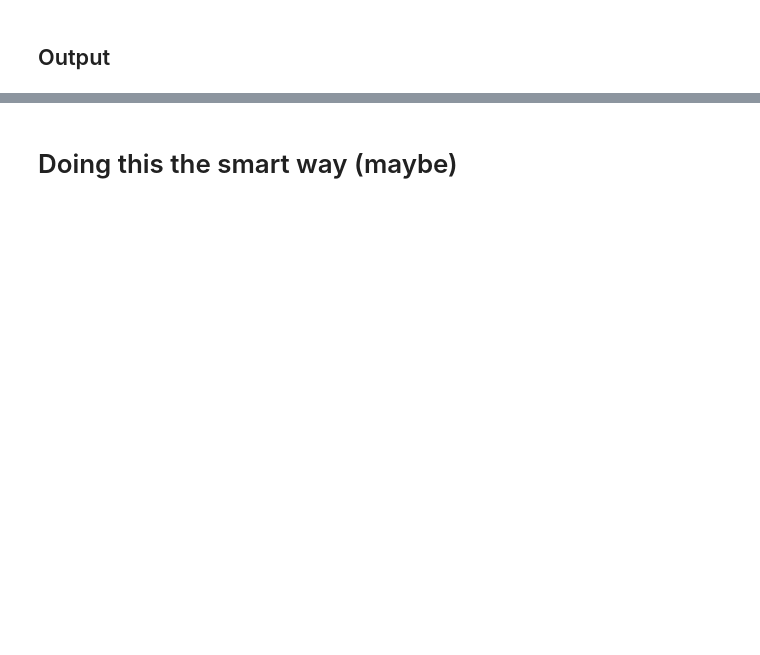
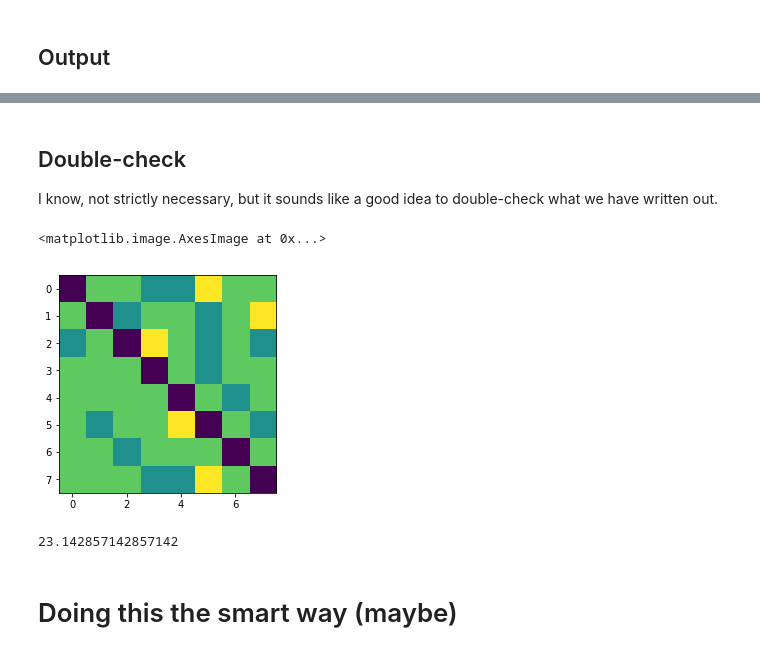
Before and after one commit to florisvanvugt/sensoryshift, a Jupyter notebook: analysis/Make_YesNo_Recognition_Schedule.ipynb, the cells around one changed output, grey strips where cells are left out. Saved outputs shown, nothing was run; the diff lists cells and outputs as text; code cells hidden in the pictures; blank space fills up the shorter version.

```diff
--- a/analysis/Make_YesNo_Recognition_Schedule.ipynb
+++ b/analysis/Make_YesNo_Recognition_Schedule.ipynb
@@ -397,3 +536,21 @@ tab.head()
+# %% [markdown]
+## Double-check
+I know, not strictly necessary, but it sounds like a good idea to double-check what we have written out.
+# %%
+drs = pd.read_csv('recognitionyesno_efficient23.csv')['direction']
+thedirs = list(set(drs))
+dr = [ thedirs.index(d) for d in drs ]
+# %%
+#drs
+trans = get_transitions(dr)
+imshow(trans)
+# %% [output]
+<matplotlib.image.AxesImage at 0x...>
+[figure, added]
+# %%
+badness(trans)
+# %% [output]
+23.142857142857142
 # %% [markdown]
 # Doing this the smart way (maybe)
 # %%
```
Also changed, not shown: parts of 40 cells of this notebook, 1 other file.
